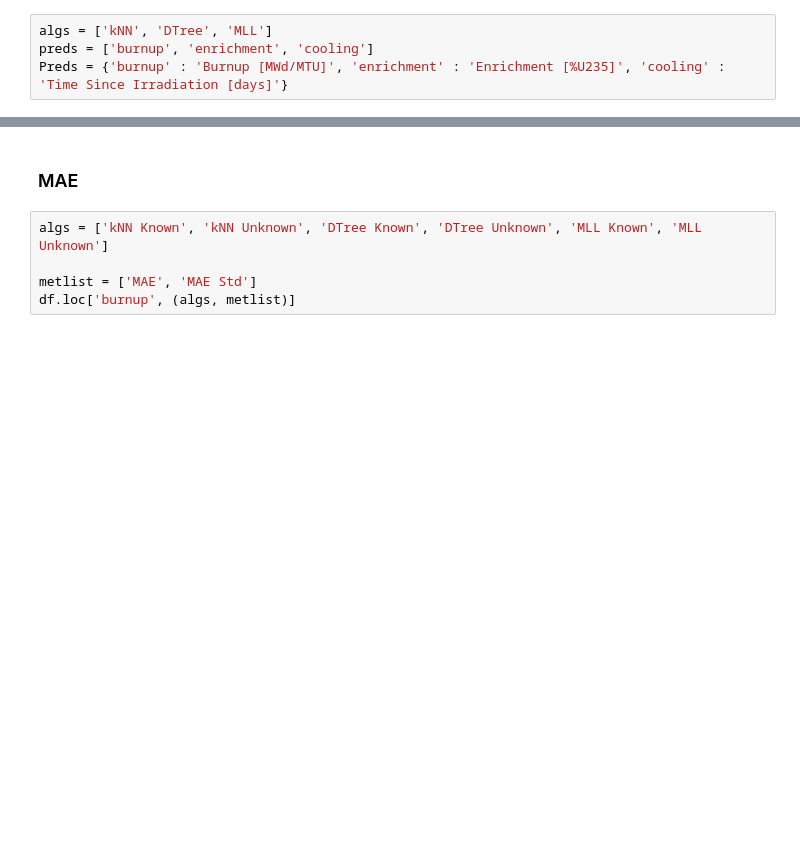
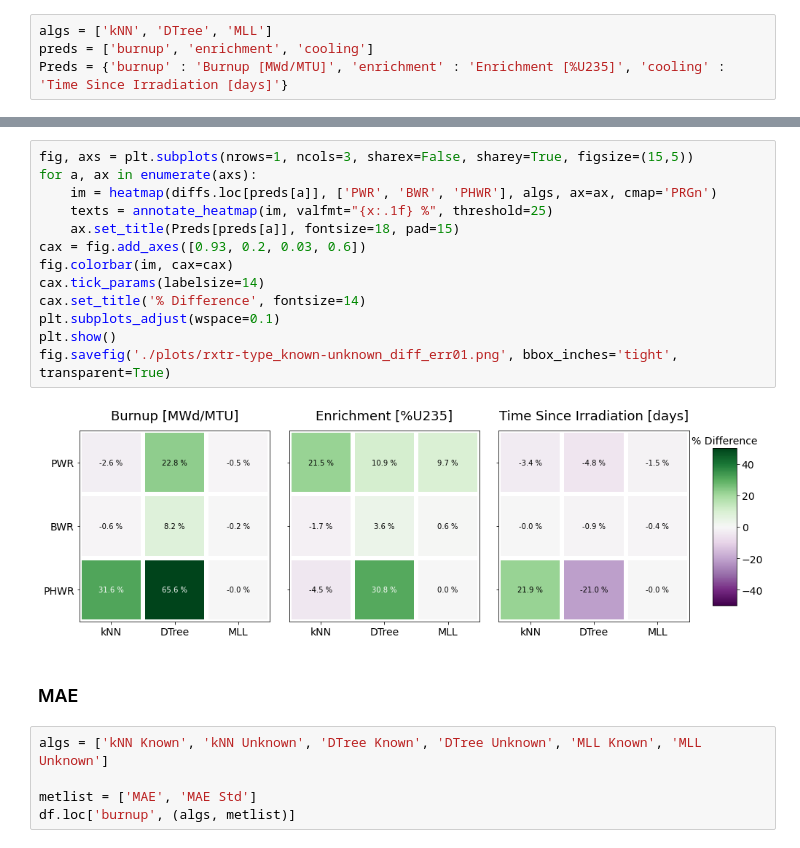
Before and after one commit to opotowsky/process_results, a Jupyter notebook: rxtr-type_mll_scikit_compare.ipynb, the cells around one changed output, grey strips where cells are left out. Drawn from its saved outputs; the diff is of its cells as text; blank space fills up the shorter version.

```diff
--- a/rxtr-type_mll_scikit_compare.ipynb
+++ b/rxtr-type_mll_scikit_compare.ipynb
@@ -156,3 +146,18 @@ fig.savefig('./plots/rxtr-type_known-unknown_diff.png', bbox_inches='tight', tra
+# %%
+fig, axs = plt.subplots(nrows=1, ncols=3, sharex=False, sharey=True, figsize=(15,5))
+for a, ax in enumerate(axs):
+    im = heatmap(diffs.loc[preds[a]], ['PWR', 'BWR', 'PHWR'], algs, ax=ax, cmap='PRGn')
+    texts = annotate_heatmap(im, valfmt="{x:.1f} %", threshold=25)
+    ax.set_title(Preds[preds[a]], fontsize=18, pad=15)
+cax = fig.add_axes([0.93, 0.2, 0.03, 0.6])
+fig.colorbar(im, cax=cax)
+cax.tick_params(labelsize=14)
+cax.set_title('% Difference', fontsize=14)
+plt.subplots_adjust(wspace=0.1)
+plt.show()
+fig.savefig('./plots/rxtr-type_known-unknown_diff_err01.png', bbox_inches='tight', transparent=True)
+# %% [output]
+[figure, added]
 # %% [markdown]
 ### MAE
 # %%
```
Also changed, not shown: parts of 8 cells of this notebook.
